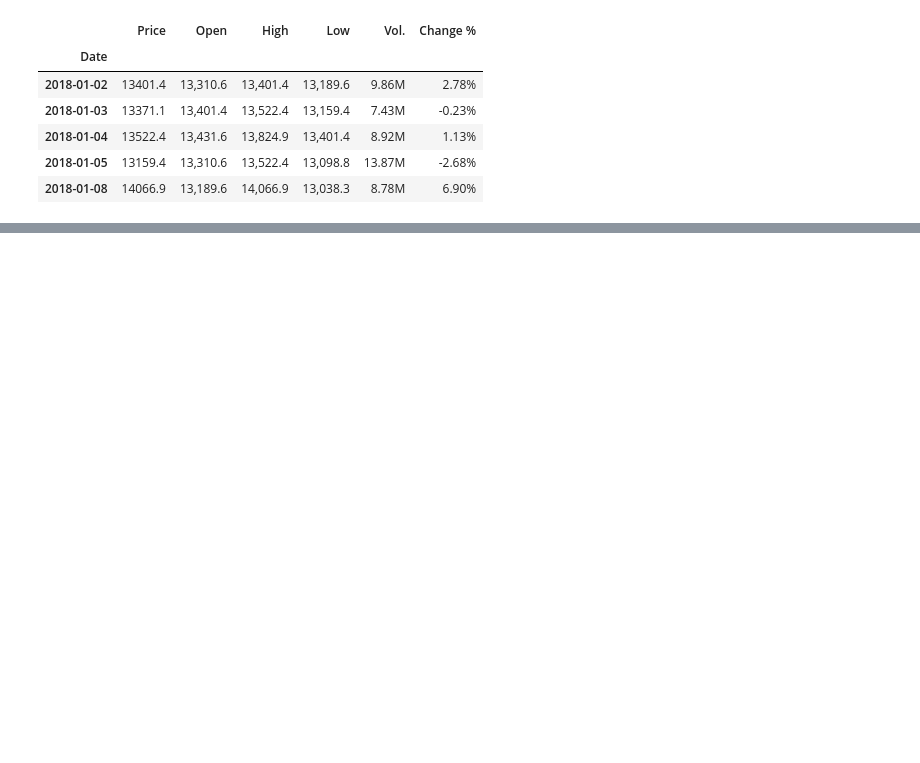
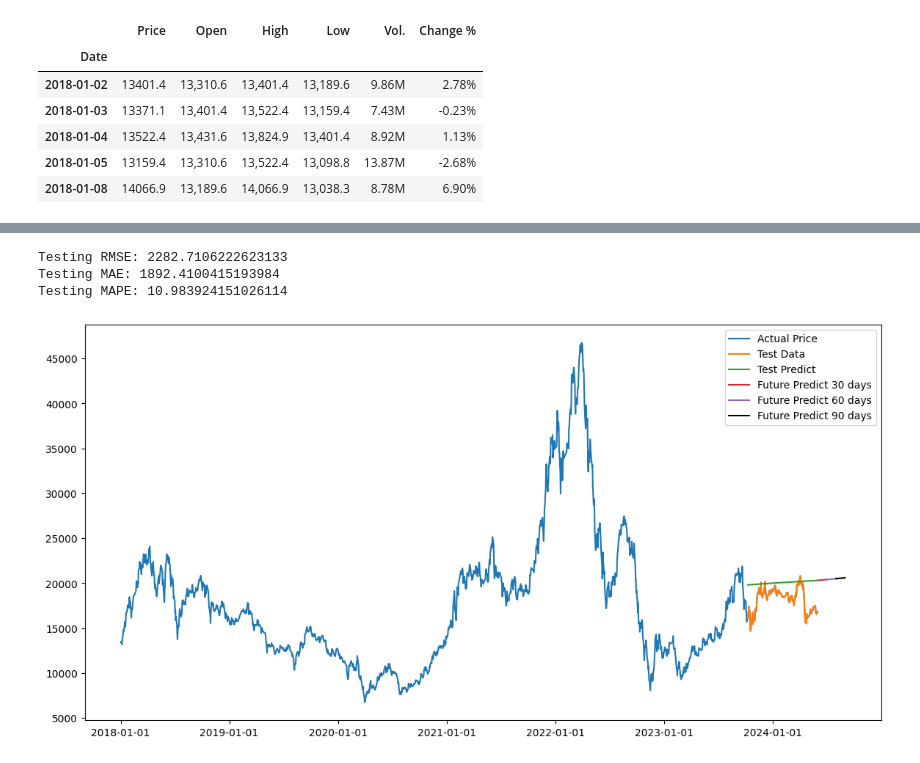
Before and after one commit to duonguwu/IS403_O21_04, a Jupyter notebook: Model/LR/Team4_LinearRegression_DXG_9-1.ipynb, the cells around one changed output, grey strips where cells are left out. Drawn from its saved outputs; the diff is of its cells as text; code cells hidden in the pictures; blank space fills up the shorter version.

```diff
--- a/Model/LR/Team4_LinearRegression_DXG_9-1.ipynb
+++ b/Model/LR/Team4_LinearRegression_DXG_9-1.ipynb
@@ -76,3 +40,9 @@ y_train, y_test = y[0:train_size], y[train_size:len(y)]
+# %%
+# Create features and labels
+X_train = train_data['Index'].values.reshape(-1, 1)
+y_train = train_data['Price'].values
+X_test = test_data['Index'].values.reshape(-1, 1)
+y_test = test_data['Price'].values
 # %%
 # Train the Linear Regression model
 model = LinearRegression()
@@ -81,17 +51,3 @@ model.fit(X_train, y_train)
 # Make predictions
 train_predict = model.predict(X_train)
 test_predict = model.predict(X_test)
-# %%
-# Inverse transform the predictions
-train_predict = scaler.inverse_transform(train_predict.reshape(-1, 1))
-test_predict = scaler.inverse_transform(test_predict.reshape(-1, 1))
-y_train = scaler.inverse_transform(y_train.reshape(-1, 1))
-y_test = scaler.inverse_transform(y_test.reshape(-1, 1))
-
-test_rmse = np.sqrt(np.mean((test_predict - y_test)**2))
-print('Testing RMSE:', test_rmse)
-from sklearn.metrics import mean_absolute_error
-test_mae = mean_absolute_error(test_predict, y_test)
-test_mape = np.mean(np.abs(test_predict - y_test)/np.abs(test_predict))*100
-print('Testing MAPE:', test_mape)
-print('Testing MAE:', test_mae)
@@ -176,0 +54,54 @@ plt.show()
+# %%
+# Calculate metrics
+test_rmse = np.sqrt(mean_squared_error(y_test, test_predict))
+test_mae = mean_absolute_error(y_test, test_predict)
+test_mape = np.mean(np.abs(test_predict - y_test) / np.abs(y_test)) * 100
+
+print(f'Testing RMSE: {test_rmse}')
+print(f'Testing MAE: {test_mae}')
+print(f'Testing MAPE: {test_mape}')
+# %% [output]
+Testing RMSE: 2282.7106222623133
+Testing MAE: 1892.4100415193984
+Testing MAPE: 10.983924151026114
+# %%
+import matplotlib.dates as mdates
+future_index = np.arange(len(df), len(df) + 90).reshape(-1, 1)
+future_predict = model.predict(future_index)
+
+# Calculate the start date and end dates for the future predictions
+start_date = df.index[-1] + pd.Timedelta(days=1)
+end_date_30 = start_date + pd.Timedelta(days=30)
+end_date_60 = start_date + pd.Timedelta(days=60)
+end_date_90 = start_date + pd.Timedelta(days=90)
+
+# Create date ranges for the future predictions
+predict_dates_30 = pd.date_range(start=start_date, end=end_date_30)
+predict_dates_60 = pd.date_range(start=end_date_30, end=end_date_60)
+predict_dates_90 = pd.date_range(start=end_date_60, end=end_date_90)
+
+# Plot the results
+plt.figure(figsize=(14, 7))
+
+# Plot actual data
+plt.plot(df.index, df['Price'], label='Actual Price')
+
+# Plot test data and predictions
+plt.plot(test_data.index, y_test, label='Test Data')
+plt.plot(test_data.index, test_predict, label='Test Predict')
+
+# Plot future predictions for 30, 60, and 90 days
+plt.plot(predict_dates_30, future_predict[:31], label='Future Predict 30 days')
+plt.plot(predict_dates_60, future_predict[29:60], label='Future Predict 60 days')
+plt.plot(predict_dates_90, future_predict[59:], label='Future Predict 90 days', color='black')
+
+# Format the x-axis
+plt.gca().xaxis.set_major_formatter(mdates.DateFormatter('%Y-%m-%d'))
+
+# Display the legend
+plt.legend()
+
+# Display the plot
+plt.show()
+# %% [output]
+[figure, added]
```
Also changed, not shown: parts of 14 cells of this notebook, 8 other files.
